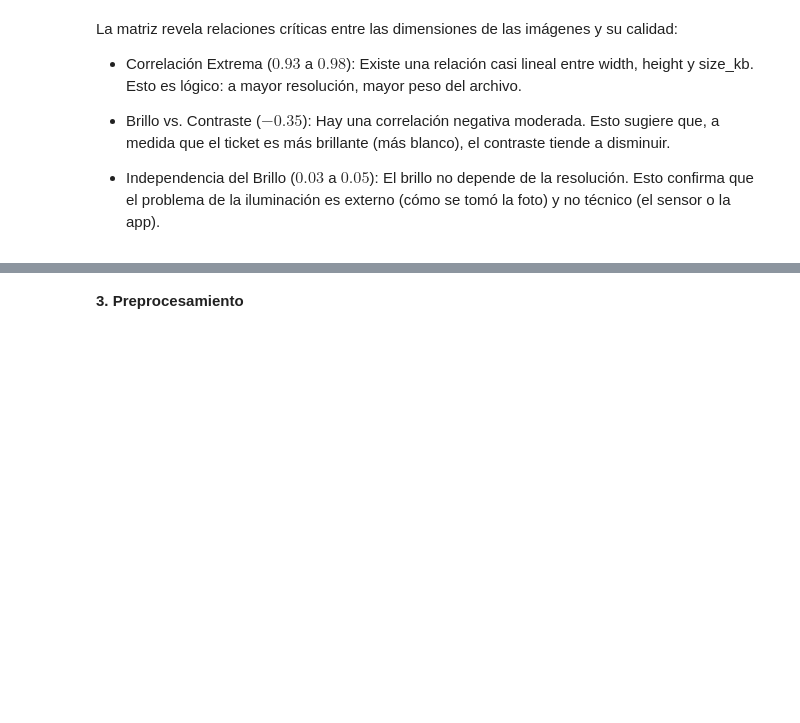
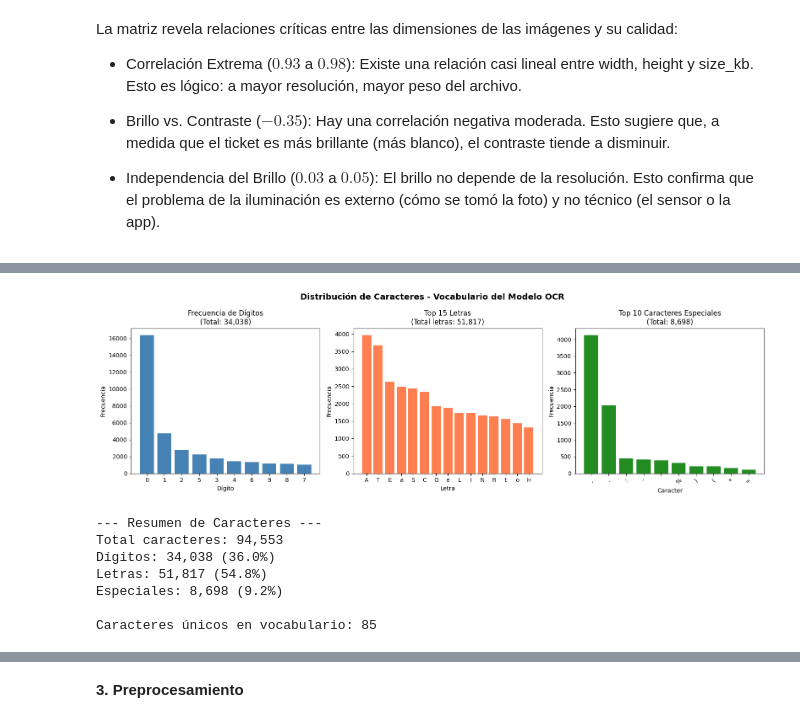
Before and after one commit to FGTZV84/Equipo23-Proyecto_Integrador, a Jupyter notebook: notebooks/01_eda_receipt_images.ipynb, the cells around one changed output, grey strips where cells are left out. Cells and saved outputs as stored; diff of their text form; code cells hidden in the pictures; blank space fills up the shorter version.

```diff
--- a/notebooks/01_eda_receipt_images.ipynb
+++ b/notebooks/01_eda_receipt_images.ipynb
@@ -245,0 +420,63 @@ La matriz revela relaciones críticas entre las dimensiones de las imágenes y s
+# %%
+# Análisis de frecuencia de caracteres (relevante para entrenar modelos OCR)
+all_text = ''.join(all_words)
+char_counts = Counter(all_text)
+
+# Separar por tipo de caracter
+digits = {k: v for k, v in char_counts.items() if k.isdigit()}
+letters = {k: v for k, v in char_counts.items() if k.isalpha()}
+special = {k: v for k, v in char_counts.items() if not k.isalnum()}
+
+fig, axes = plt.subplots(1, 3, figsize=(16, 5))
+
+# Dígitos
+digit_items = sorted(digits.items(), key=lambda x: x[1], reverse=True)
+if digit_items:
+    d_chars, d_counts = zip(*digit_items)
+    axes[0].bar(d_chars, d_counts, color='steelblue')
+    axes[0].set_title(f'Frecuencia de Dígitos\n(Total: {sum(digits.values()):,})')
+    axes[0].set_xlabel('Dígito')
+    axes[0].set_ylabel('Frecuencia')
+
+# Top 15 letras
+letter_items = sorted(letters.items(), key=lambda x: x[1], reverse=True)[:15]
+if letter_items:
+    l_chars, l_counts = zip(*letter_items)
+    axes[1].bar(l_chars, l_counts, color='coral')
+    axes[1].set_title(f'Top 15 Letras\n(Total letras: {sum(letters.values()):,})')
+    axes[1].set_xlabel('Letra')
+    axes[1].set_ylabel('Frecuencia')
+
+# Caracteres especiales
+special_items = sorted(special.items(), key=lambda x: x[1], reverse=True)[:10]
+if special_items:
+    s_chars, s_counts = zip(*special_items)
+    # Reemplazar espacios y caracteres invisibles para visualización
+    s_chars_display = [repr(c)[1:-1] if not c.strip() else c for c in s_chars]
+    axes[2].bar(s_chars_display, s_counts, color='forestgreen')
+    axes[2].set_title(f'Top 10 Caracteres Especiales\n(Total: {sum(special.values()):,})')
+    axes[2].set_xlabel('Caracter')
+    axes[2].set_ylabel('Frecuencia')
+    axes[2].tick_params(axis='x', rotation=45)
+
+plt.suptitle('Distribución de Caracteres - Vocabulario del Modelo OCR', fontsize=14, fontweight='bold')
+plt.tight_layout()
+plt.show()
+
+# Resumen
+total_chars = len(all_text)
+print(f"\n--- Resumen de Caracteres ---")
+print(f"Total caracteres: {total_chars:,}")
+print(f"Dígitos: {sum(digits.values()):,} ({sum(digits.values())/total_chars:.1%})")
+print(f"Letras: {sum(letters.values()):,} ({sum(letters.values())/total_chars:.1%})")
+print(f"Especiales: {sum(special.values()):,} ({sum(special.values())/total_chars:.1%})")
+print(f"\nCaracteres únicos en vocabulario: {len(char_counts)}")
+# %% [output]
+[figure, added]
+--- Resumen de Caracteres ---
+Total caracteres: 94,553
+Dígitos: 34,038 (36.0%)
+Letras: 51,817 (54.8%)
+Especiales: 8,698 (9.2%)
+
+Caracteres únicos en vocabulario: 85
```
Also changed, not shown: parts of 21 cells of this notebook.
